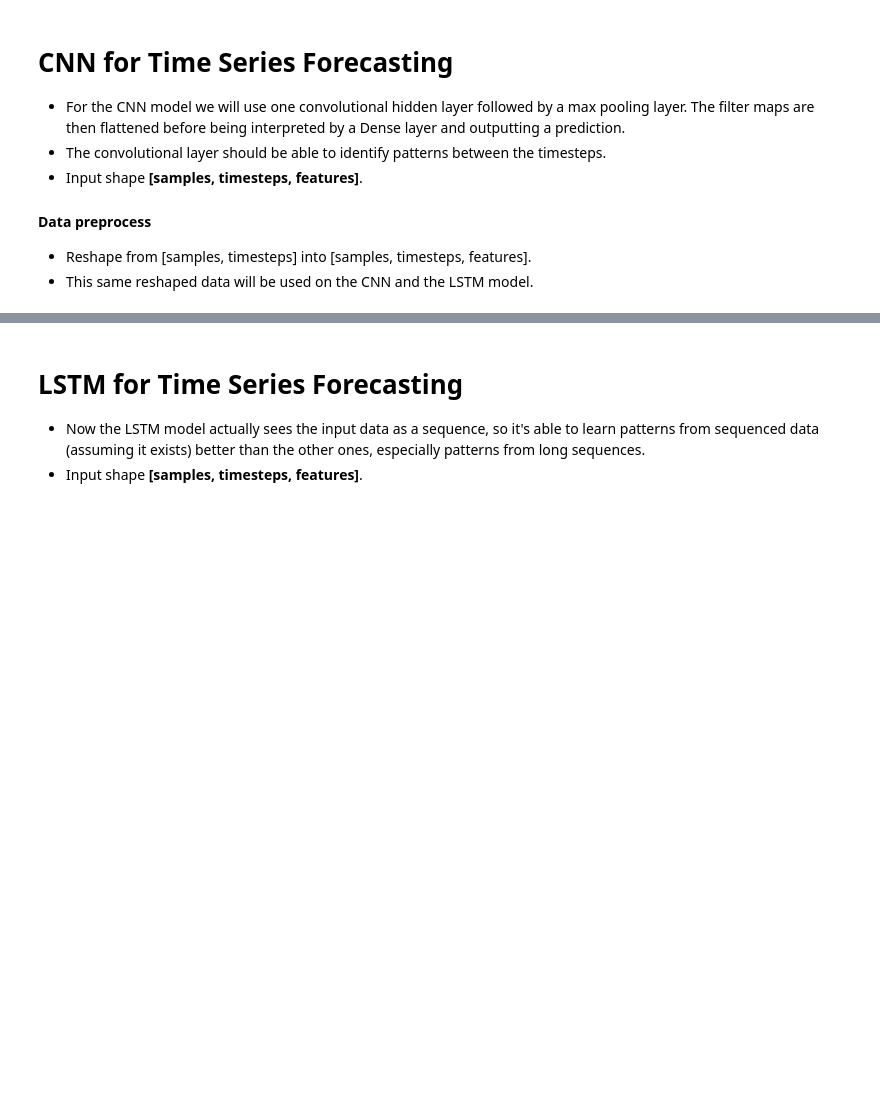
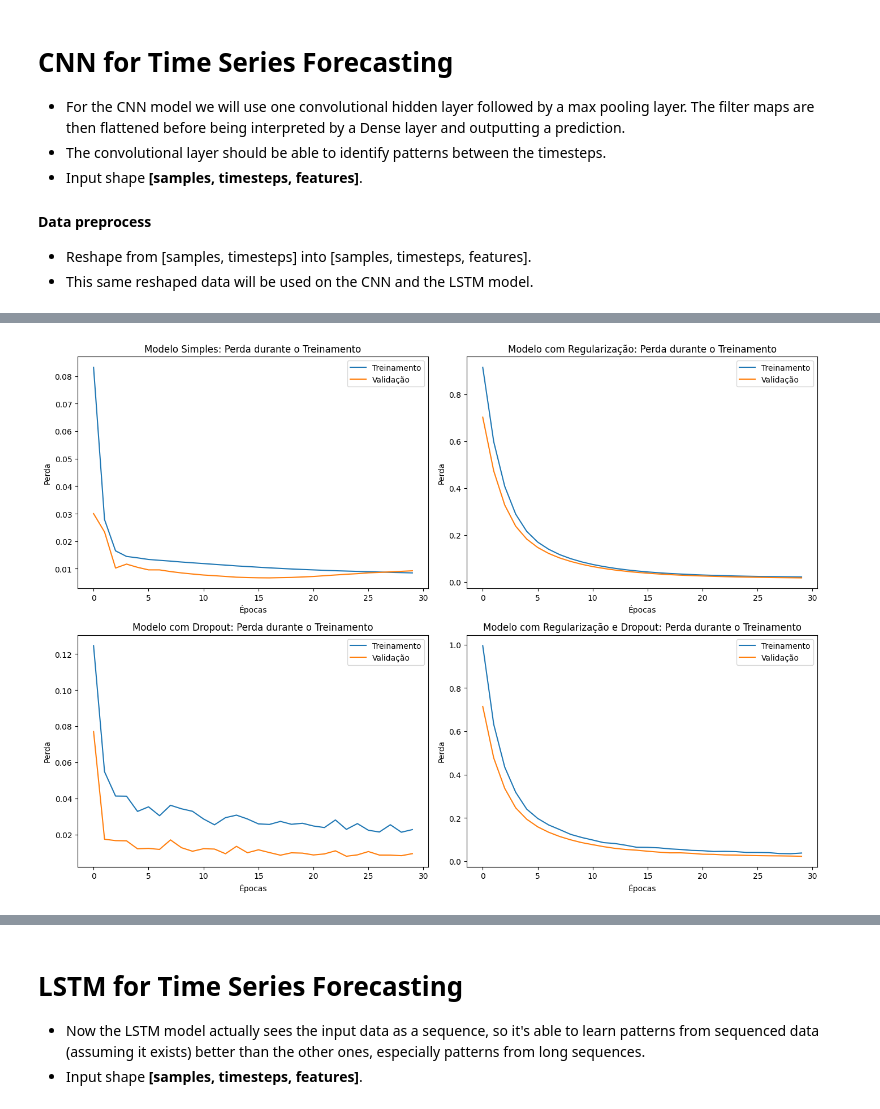
Before and after one commit to camazlucas/PEE-CPE727-Aprendizado-Profundo, a Jupyter notebook: 2024-03/Seminarios/11 - Aplicacoes em Series Temporais/Aplicacao em Series Temporais.ipynb, the cells around one changed output, grey strips where cells are left out. Saved outputs shown, nothing was run; the diff lists cells and outputs as text; code cells hidden in the pictures; blank space fills up the shorter version.

```diff
--- a/2024-03/Seminarios/11 - Aplicacoes em Series Temporais/Aplicacao em Series Temporais.ipynb
+++ b/2024-03/Seminarios/11 - Aplicacoes em Series Temporais/Aplicacao em Series Temporais.ipynb
@@ -496,6 +442,6 @@ plot_multiple_predictions(train_valid_data, Y_test, y_pred_models, model_names)
 # %%
 #Hiperparametros
-epochs = 20
+epochs_cnn = 30
 batch = 32
 lr = 0.001
 #adam = optimizers.Adam(lr)
@@ -783,0 +568,18 @@ plot_fit_with_predictions(train_valid_data, Y_test, predictions_regdrop, "CNN co
+# %%
+model_cnn_reg_drop = Sequential()
+model_cnn_reg_drop.add(Conv1D(filters=64, kernel_size=2, activation='relu',
+                             kernel_regularizer=regularizers.l2(0.01),
+                             input_shape=(X_train_series.shape[1], X_train_series.shape[2])))
+model_cnn_reg_drop.add(MaxPooling1D(pool_size=2))
+model_cnn_reg_drop.add(Dropout(0.5))
+model_cnn_reg_drop.add(Flatten())
+model_cnn_reg_drop.add(Dense(50, activation='relu', kernel_regularizer=regularizers.l2(0.01)))
+model_cnn_reg_drop.add(Dropout(0.5))
+model_cnn_reg_drop.add(Dense(1))
+model_cnn_reg_drop.compile(loss='mse', optimizer=optimizers.Adam())
+# model_cnn_reg_drop.summary()
+# %%
+history_cnn_reg_drop = model_cnn_reg_drop.fit(X_train_series, Y_train,
+                                             validation_data=(X_valid_series, Y_valid),
+                                             epochs=epochs_cnn,
+                                             verbose=2)
@@ -783,0 +669,44 @@ plot_fit_with_predictions(train_valid_data, Y_test, predictions_regdrop, "CNN co
+# %%
+# Gráficos de perda durante o treinamento
+plt.figure(figsize=(14, 10))
+
+# Modelo Simples
+plt.subplot(2, 2, 1)
+plt.plot(history_cnn.history['loss'], label='Treinamento')
+plt.plot(history_cnn.history['val_loss'], label='Validação')
+plt.title('Modelo Simples: Perda durante o Treinamento')
+plt.xlabel('Épocas')
+plt.ylabel('Perda')
+plt.legend()
+
+# Modelo com Regularização
+plt.subplot(2, 2, 2)
+plt.plot(history_cnn_reg.history['loss'], label='Treinamento')
+plt.plot(history_cnn_reg.history['val_loss'], label='Validação')
+plt.title('Modelo com Regularização: Perda durante o Treinamento')
+plt.xlabel('Épocas')
+plt.ylabel('Perda')
+plt.legend()
+
+# Modelo com Dropout
+plt.subplot(2, 2, 3)
+plt.plot(history_cnn_drop.history['loss'], label='Treinamento')
+plt.plot(history_cnn_drop.history['val_loss'], label='Validação')
+plt.title('Modelo com Dropout: Perda durante o Treinamento')
+plt.xlabel('Épocas')
+plt.ylabel('Perda')
+plt.legend()
+
+# Modelo com Regularização e Dropout
+plt.subplot(2, 2, 4)
+plt.plot(history_cnn_reg_drop.history['loss'], label='Treinamento')
+plt.plot(history_cnn_reg_drop.history['val_loss'], label='Validação')
+plt.title('Modelo com Regularização e Dropout: Perda durante o Treinamento')
+plt.xlabel('Épocas')
+plt.ylabel('Perda')
+plt.legend()
+
+plt.tight_layout()
+plt.show()
+# %% [output]
+[figure, added]
```
Also changed, not shown: parts of 46 cells of this notebook.
